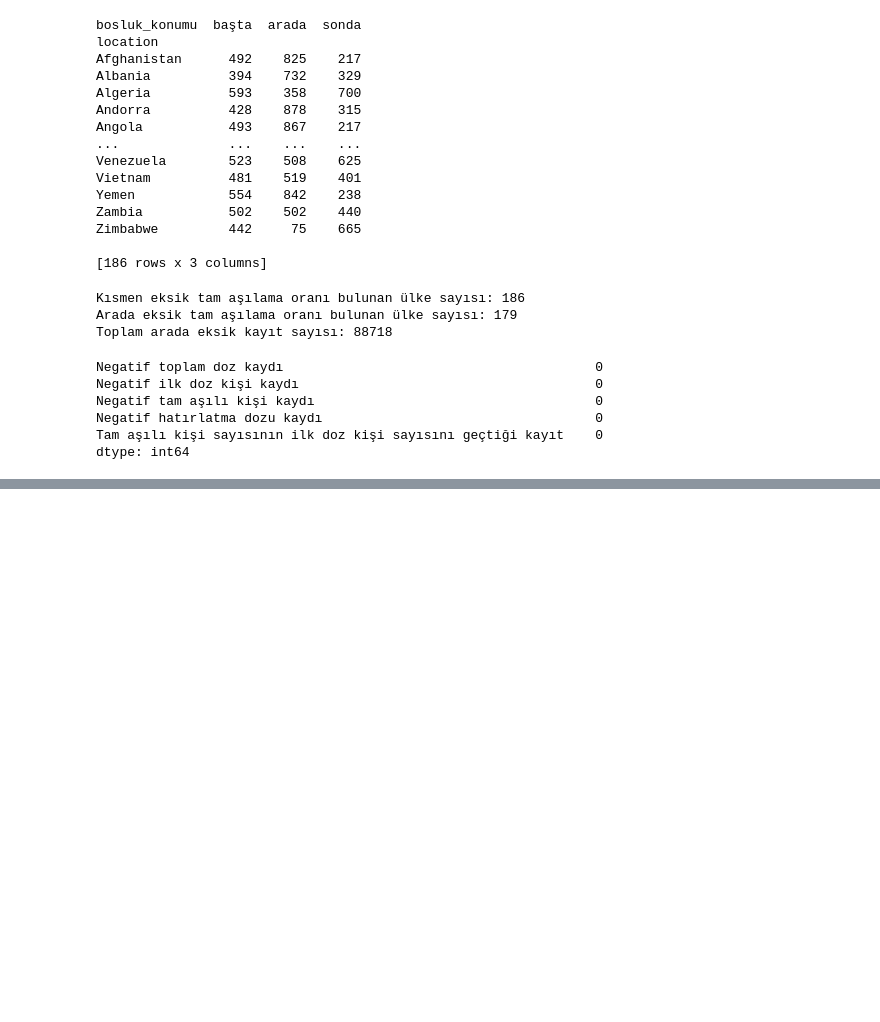
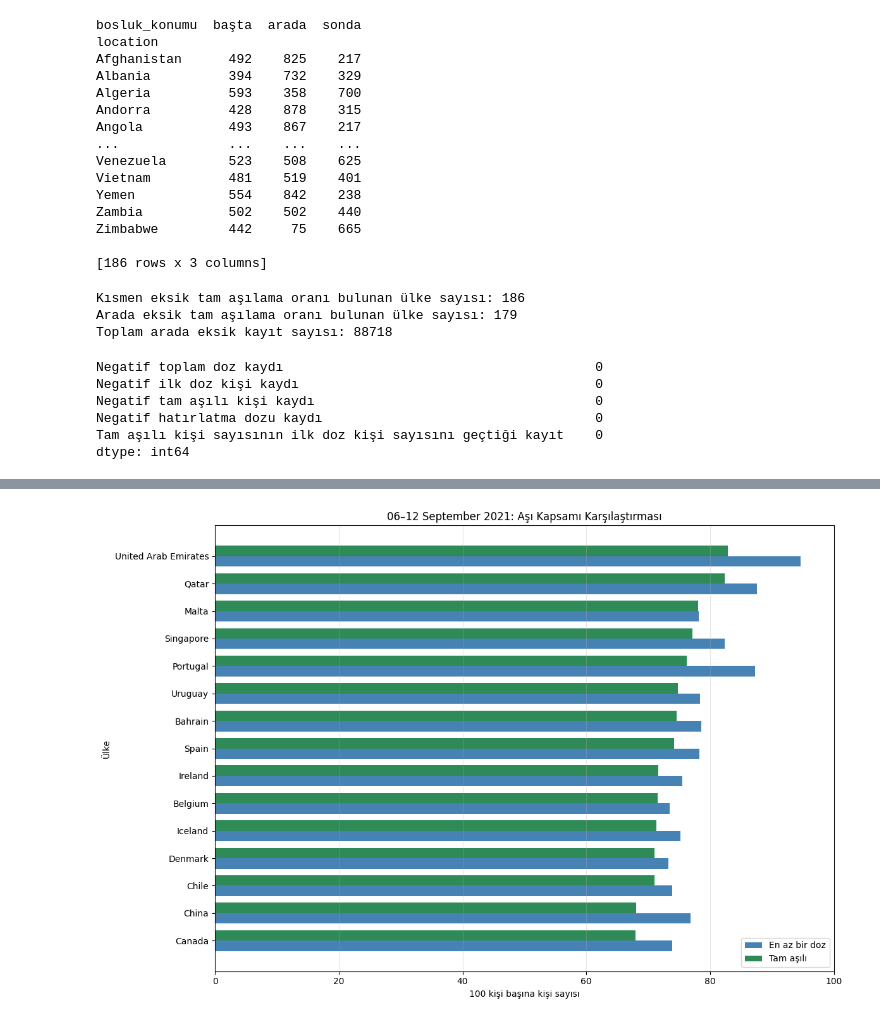
Before and after one commit to nazlican-engineer/CoronaVirusProject, a Jupyter notebook: notebooks/vaccination_analysis.ipynb, the cells around one changed output, grey strips where cells are left out. Drawn from its saved outputs; the diff is of its cells as text; code cells hidden in the pictures; blank space fills up the shorter version.

```diff
--- a/notebooks/vaccination_analysis.ipynb
+++ b/notebooks/vaccination_analysis.ipynb
@@ -253,0 +452,19 @@ dtype: int64
+# %%
+weekly_vaccination_country_coverage = (
+    weekly_vaccinations[
+        weekly_vaccinations['gozlem_tarihi'].notna()
+    ]
+    .groupby('hafta_baslangici')['location']
+    .nunique()
+    .reset_index(name='ulke_sayisi')
+    .sort_values(
+        ['ulke_sayisi', 'hafta_baslangici'],
+        ascending=[False, False]
+    )
+)
+
+print(
+    weekly_vaccination_country_coverage
+    .head(15)
+    .to_string(index=False)
+)
@@ -253,0 +548,51 @@ dtype: int64
+# %%
+#ortak haftada aşı oranı grafiği
+top_vaccination_coverage = (
+    week_vaccination_comparison
+    .nlargest(15, 'people_fully_vaccinated_per_hundred')
+    .sort_values('people_fully_vaccinated_per_hundred')
+)
+
+y = np.arange(len(top_vaccination_coverage))
+bar_height = 0.38
+
+fig, ax = plt.subplots(figsize=(12, 8))
+
+ax.barh(
+    y - bar_height / 2,
+    top_vaccination_coverage[
+        'people_vaccinated_per_hundred'
+    ],
+    height=bar_height,
+    color='steelblue',
+    label='En az bir doz'
+)
+
+ax.barh(
+    y + bar_height / 2,
+    top_vaccination_coverage[
+        'people_fully_vaccinated_per_hundred'
+    ],
+    height=bar_height,
+    color='seagreen',
+    label='Tam aşılı'
+)
+
+ax.set_yticks(y)
+ax.set_yticklabels(top_vaccination_coverage['location'])
+
+ax.set_title(
+    f'{selected_vaccination_week:%d}–'
+    f'{(selected_vaccination_week + pd.Timedelta(days=6)):%d %B %Y}: '
+    'Aşı Kapsamı Karşılaştırması'
+)
+ax.set_xlabel('100 kişi başına kişi sayısı')
+ax.set_ylabel('Ülke')
+ax.set_xlim(0, 100)
+ax.grid(axis='x', alpha=0.3)
+ax.legend()
+
+plt.tight_layout()
+plt.show()
+# %% [output]
+[figure, added]
```
Also changed, not shown: parts of 8 cells of this notebook.
